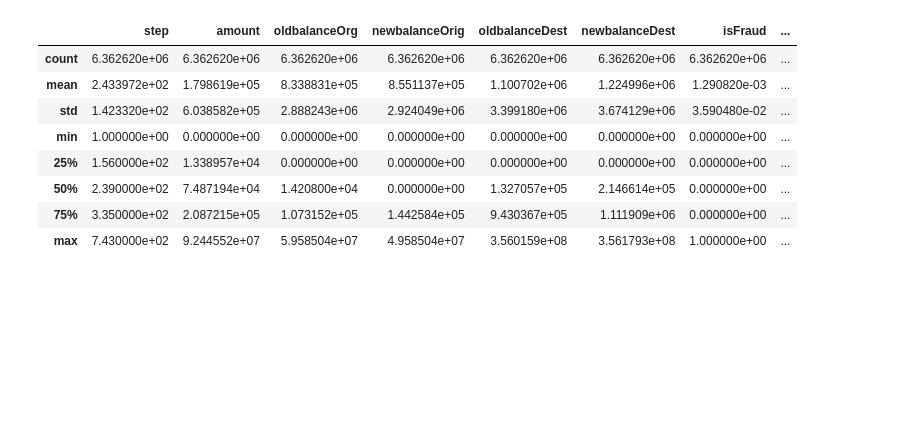
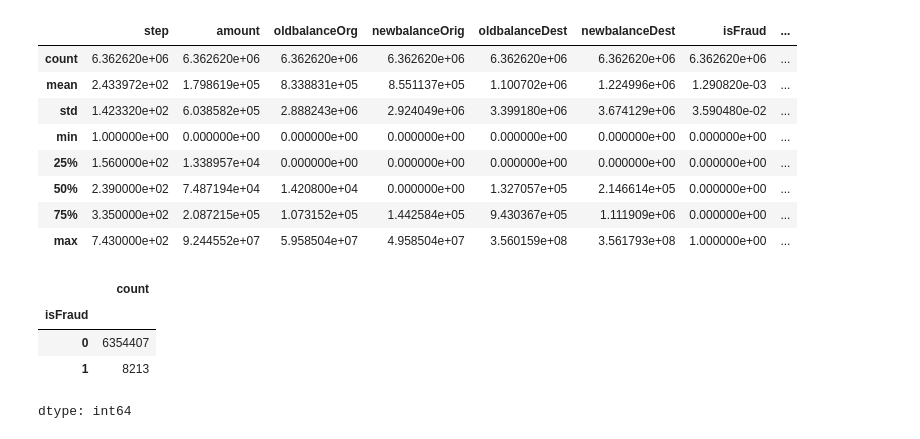
Before and after one commit to viktoruebelhart/analyzing-financial-fraud, a Jupyter notebook: analyzing_financial_fraud.ipynb, the cells around one changed output. Drawn from its saved outputs; the diff is of its cells as text; code cells hidden in the pictures; blank space fills up the shorter version.

```diff
--- a/analyzing_financial_fraud.ipynb
+++ b/analyzing_financial_fraud.ipynb
@@ -128,3 +130,11 @@ df.describe()
 | 50% | 2.390000e+02 | 7.487194e+04 | 1.420800e+04 | 0.000000e+00 | 1.327057e+05 | 2.146614e+05 | 0.000000e+00 | ... |
 | 75% | 3.350000e+02 | 2.087215e+05 | 1.073152e+05 | 1.442584e+05 | 9.430367e+05 | 1.111909e+06 | 0.000000e+00 | ... |
 | max | 7.430000e+02 | 9.244552e+07 | 5.958504e+07 | 4.958504e+07 | 3.560159e+08 | 3.561793e+08 | 1.000000e+00 | ... |
+# %%
+df['isFraud'].value_counts()
+# %% [output]
+|  | count |
+| isFraud |  |
+| 0 | 6354407 |
+| 1 | 8213 |
+dtype: int64
```
Also changed, not shown: parts of 3 cells of this notebook.
